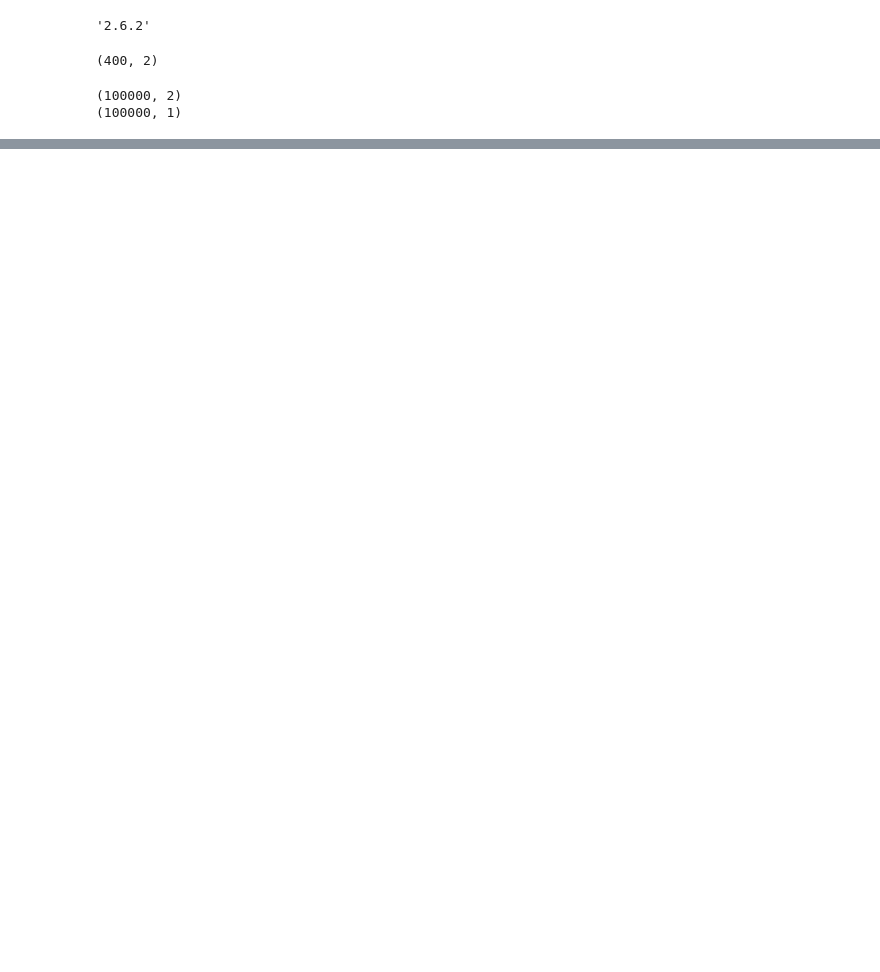
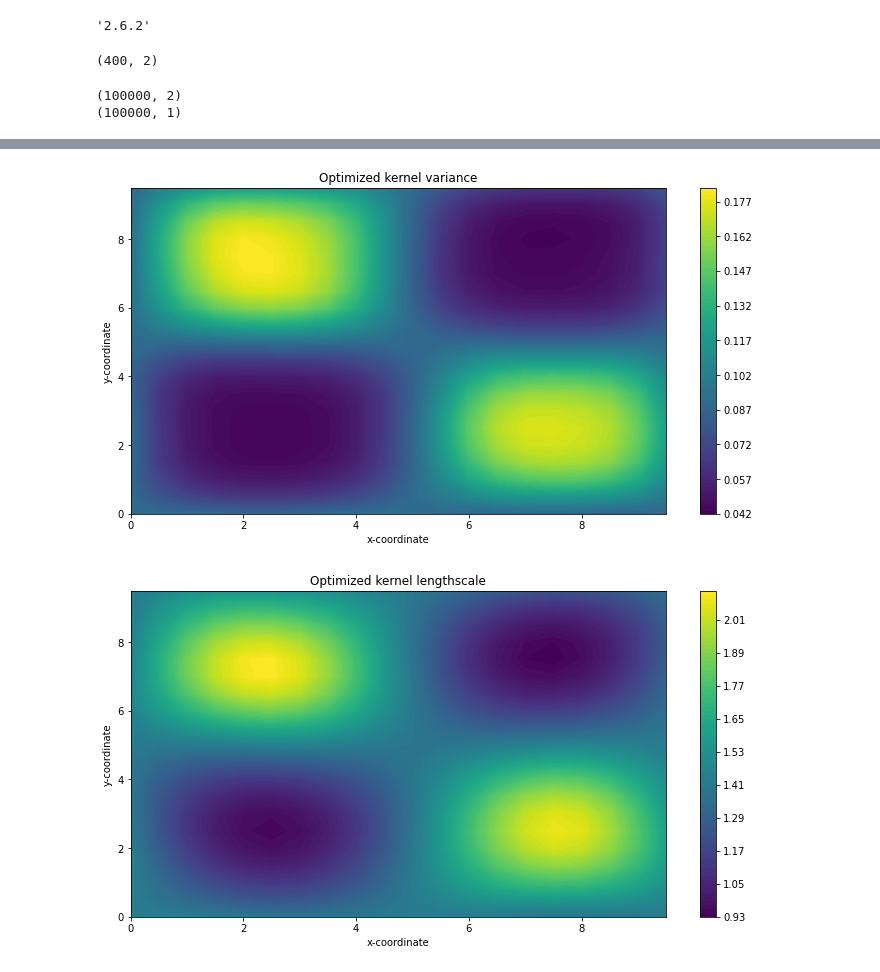
Before and after one commit to ctorney/gp-move-spatial-vi, a Jupyter notebook: synthetic_inference/inference.ipynb, the cells around one changed output, grey strips where cells are left out. Cells and saved outputs as stored; diff of their text form; code cells hidden in the pictures; blank space fills up the shorter version.

```diff
--- a/synthetic_inference/inference.ipynb
+++ b/synthetic_inference/inference.ipynb
@@ -2143,0 +73,18 @@ m.T[0].shape
+# %%
+# create the dataset
+
+BATCH_SIZE=4
+SEG_LENGTH=500
+
+allT = []
+allX = []
+for i in np.unique(ID):
+    if T[ID == i].shape[0]<SEG_LENGTH:
+        continue
+    allT.append(T[ID == i])
+    allX.append(X[ID == i])
+
+num_training_points_ = 0
+for tt in allT:
+    num_training_points_+=(tt.shape[0])
+print('..',num_training_points_,'..')
@@ -2143,0 +335,24 @@ m.T[0].shape
+# %%
+
+len_samples, var_samples = vgp.get_samples(x_grid[None], S=1000)
+
+#len_grid = np.mean(len_samples.numpy(),axis=0).reshape(grid_size,grid_size)
+len_grid = np.mean(len_samples.numpy().reshape(-1,grid_size,grid_size),axis=0)
+var_grid = np.mean(var_samples.numpy().reshape(-1,grid_size,grid_size),axis=0)
+
+# var_grid = mean_list[1].numpy().reshape(grid_size,grid_size)
+plt.contourf(xx,yy, var_grid,levels=100)
+plt.colorbar()
+plt.xlabel('x-coordinate')
+plt.ylabel('y-coordinate')
+plt.title('Optimized kernel variance')
+plt.show()
+plt.contourf(xx,yy,len_grid,levels=100)
+plt.colorbar()
+plt.xlabel('x-coordinate')
+plt.ylabel('y-coordinate')
+plt.title('Optimized kernel lengthscale')
+plt.show()
+# %% [output]
+[figure, added]
+[figure, added]
```
Also changed, not shown: parts of 175 cells of this notebook.
